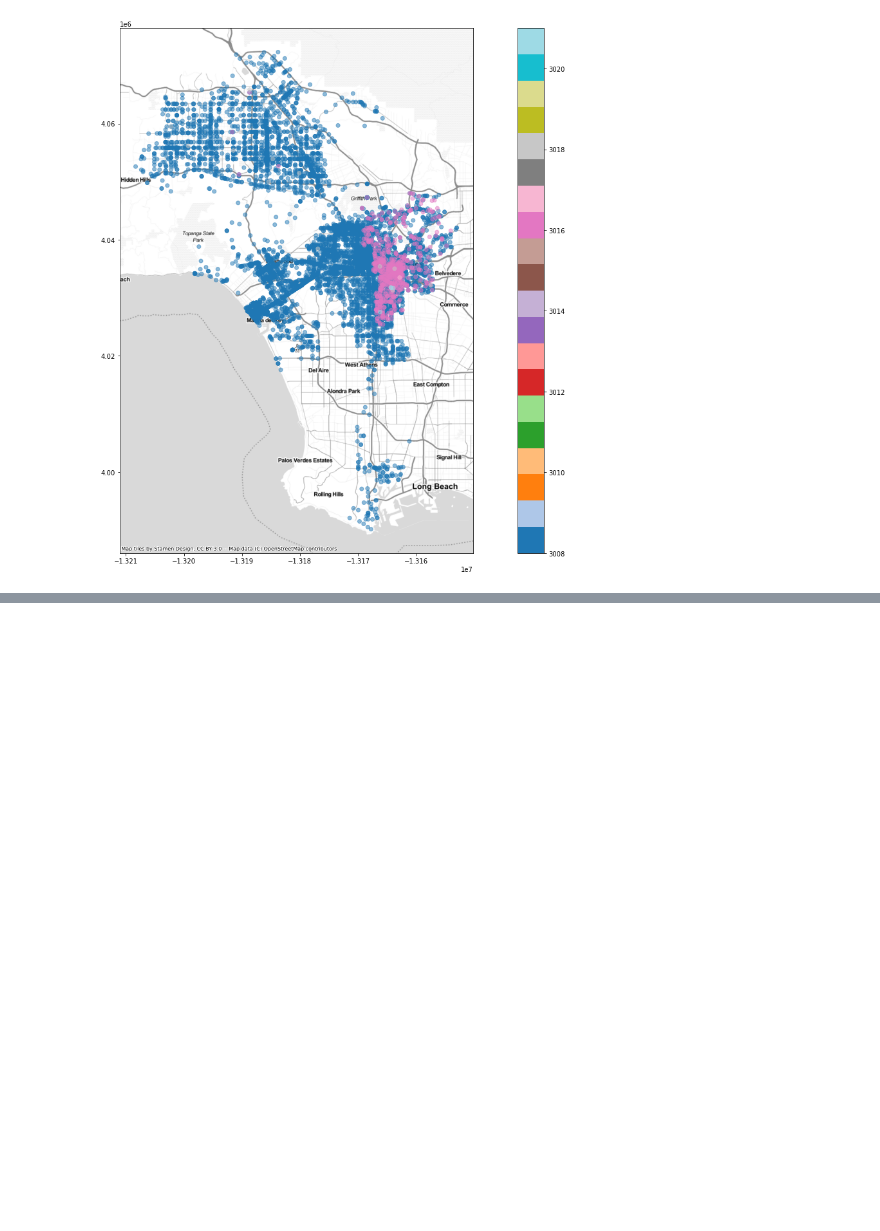
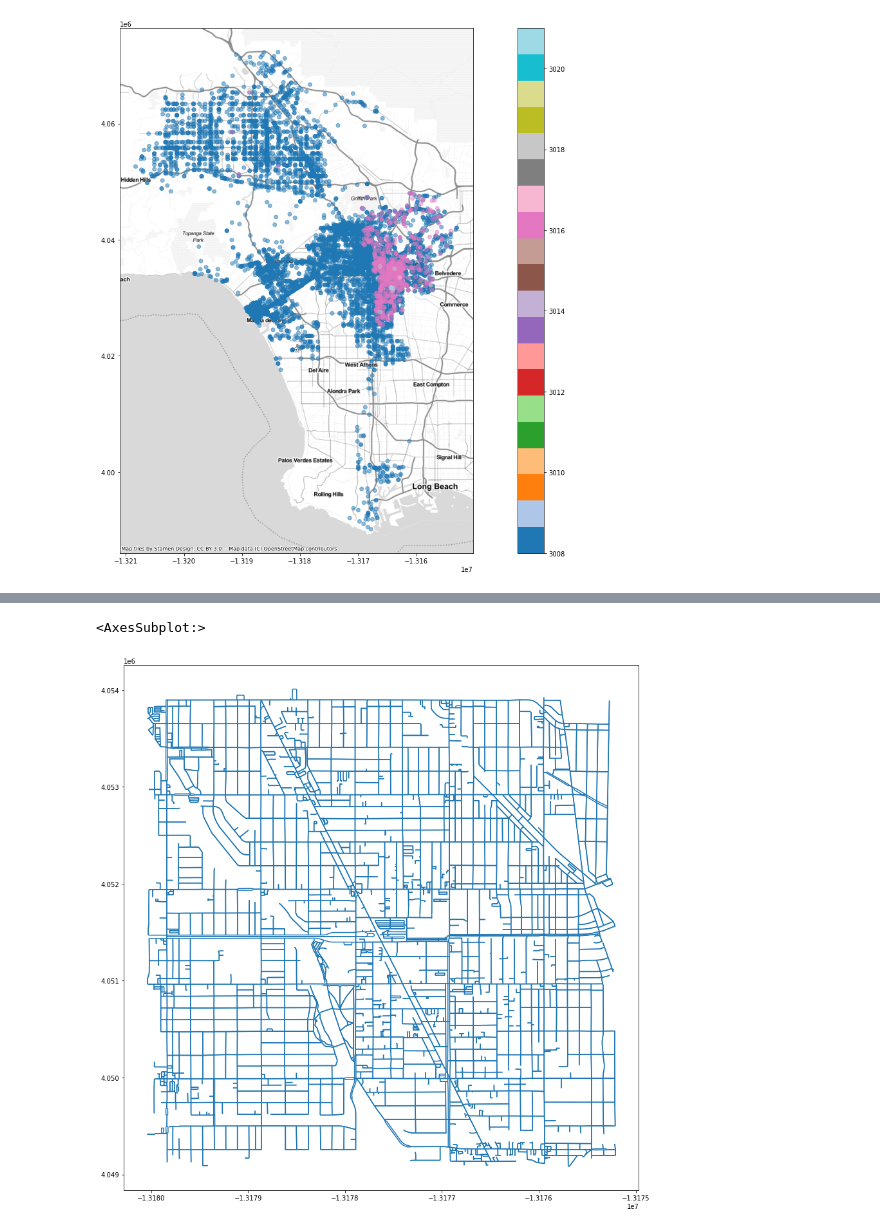
Before and after one commit to baileylai23/up206a-bailey, a Jupyter notebook: week04/Week04assignment.ipynb, the cells around one changed output, grey strips where cells are left out. Cells and saved outputs as stored; diff of their text form; code cells hidden in the pictures; blank space fills up the shorter version.

```diff
--- a/week04/Week04assignment.ipynb
+++ b/week04/Week04assignment.ipynb
@@ -158,0 +246,5 @@ meters_per_minute = 250 # travel distance per minute, using a low estimate of 15
+# %%
+nh_edges.plot(figsize = (15,15))
+# %% [output]
+<AxesSubplot:>
+[figure, added]
```
Also changed, not shown: parts of 16 cells of this notebook.
